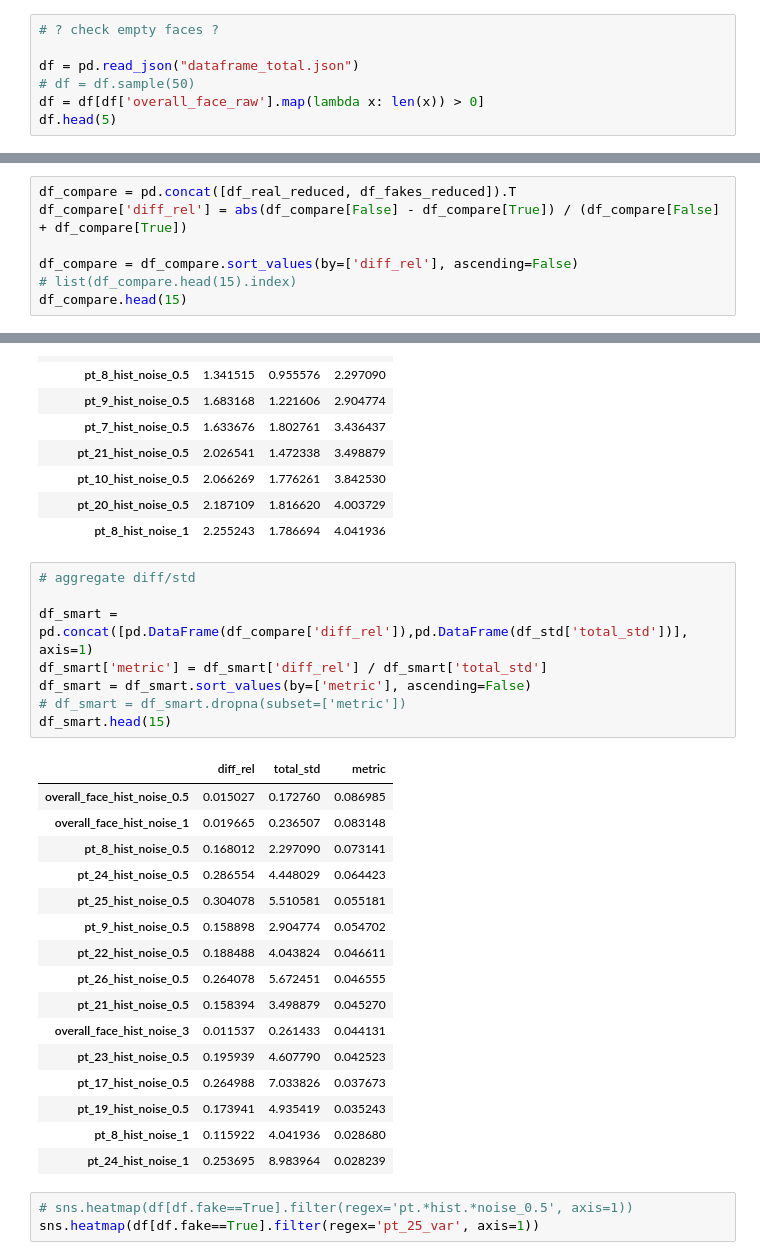
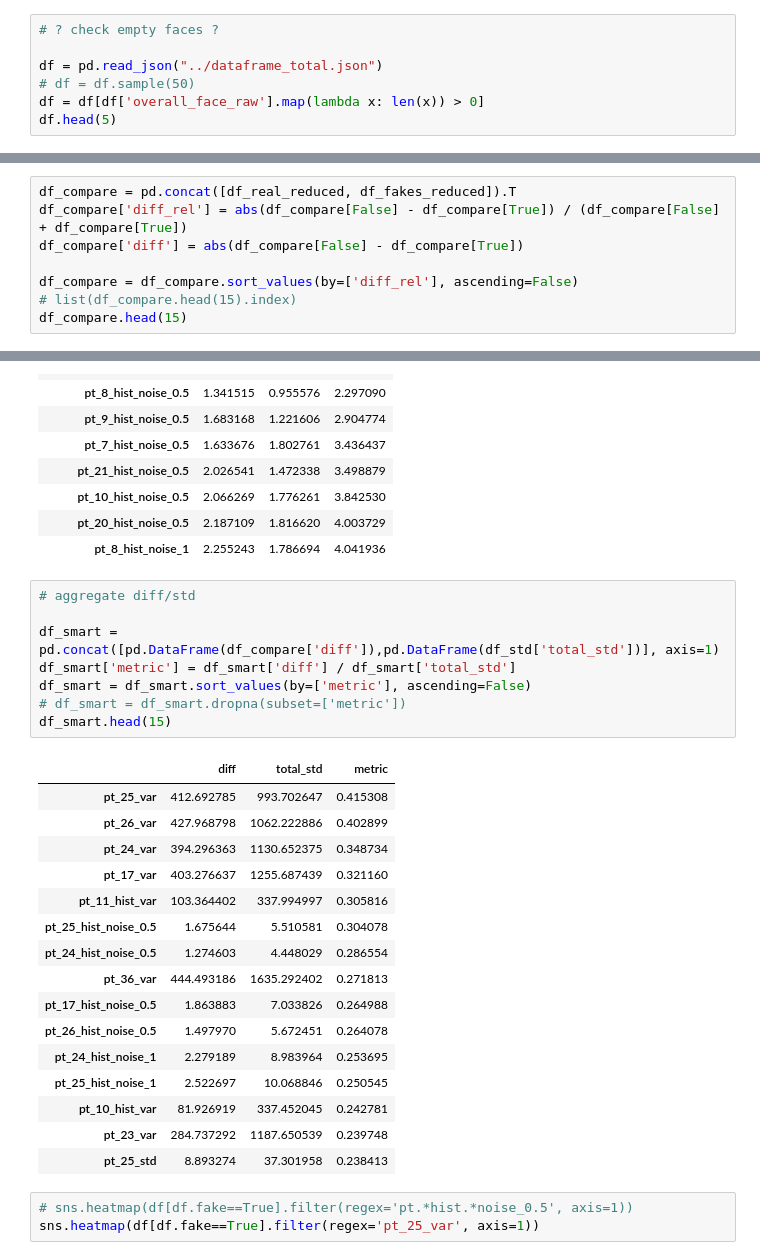
Before and after one commit to Trickster2038/BmstuDeepFake, a Jupyter notebook: notebook.ipynb, the cells around one changed output, grey strips where cells are left out. Saved outputs shown, nothing was run; the diff lists cells and outputs as text.

```diff
--- a/notebook.ipynb
+++ b/notebook.ipynb
@@ -5,7 +5,7 @@ import seaborn as sns
 # %%
 # ? check empty faces ?
 
-df = pd.read_json("dataframe_total.json")
+df = pd.read_json("../dataframe_total.json")
 # df = df.sample(50)
 df = df[df['overall_face_raw'].map(lambda x: len(x)) > 0]
 df.head(5)
@@ -112,6 +112,7 @@ df_real_reduced
 # %%
 df_compare = pd.concat([df_real_reduced, df_fakes_reduced]).T
 df_compare['diff_rel'] = abs(df_compare[False] - df_compare[True]) / (df_compare[False] + df_compare[True])
+df_compare['diff'] = abs(df_compare[False] - df_compare[True])
 
 df_compare = df_compare.sort_values(by=['diff_rel'], ascending=False)
 # list(df_compare.head(15).index)
@@ -163,28 +164,28 @@ df_std.head(10)
 # %%
 # aggregate diff/std
 
-df_smart = pd.concat([pd.DataFrame(df_compare['diff_rel']),pd.DataFrame(df_std['total_std'])], axis=1)
-df_smart['metric'] = df_smart['diff_rel'] / df_smart['total_std']
+df_smart = pd.concat([pd.DataFrame(df_compare['diff']),pd.DataFrame(df_std['total_std'])], axis=1)
+df_smart['metric'] = df_smart['diff'] / df_smart['total_std']
 df_smart = df_smart.sort_values(by=['metric'], ascending=False)
 # df_smart = df_smart.dropna(subset=['metric'])
 df_smart.head(15)
 # %% [output]
-|  | diff_rel | total_std | metric |
-| overall_face_hist_noise_0.5 | 0.015027 | 0.172760 | 0.086985 |
-| overall_face_hist_noise_1 | 0.019665 | 0.236507 | 0.083148 |
-| pt_8_hist_noise_0.5 | 0.168012 | 2.297090 | 0.073141 |
-| pt_24_hist_noise_0.5 | 0.286554 | 4.448029 | 0.064423 |
-| pt_25_hist_noise_0.5 | 0.304078 | 5.510581 | 0.055181 |
-| pt_9_hist_noise_0.5 | 0.158898 | 2.904774 | 0.054702 |
-| pt_22_hist_noise_0.5 | 0.188488 | 4.043824 | 0.046611 |
-| pt_26_hist_noise_0.5 | 0.264078 | 5.672451 | 0.046555 |
-| pt_21_hist_noise_0.5 | 0.158394 | 3.498879 | 0.045270 |
-| overall_face_hist_noise_3 | 0.011537 | 0.261433 | 0.044131 |
-| pt_23_hist_noise_0.5 | 0.195939 | 4.607790 | 0.042523 |
-| pt_17_hist_noise_0.5 | 0.264988 | 7.033826 | 0.037673 |
-| pt_19_hist_noise_0.5 | 0.173941 | 4.935419 | 0.035243 |
-| pt_8_hist_noise_1 | 0.115922 | 4.041936 | 0.028680 |
-| pt_24_hist_noise_1 | 0.253695 | 8.983964 | 0.028239 |
+|  | diff | total_std | metric |
+| pt_25_var | 412.692785 | 993.702647 | 0.415308 |
+| pt_26_var | 427.968798 | 1062.222886 | 0.402899 |
+| pt_24_var | 394.296363 | 1130.652375 | 0.348734 |
+| pt_17_var | 403.276637 | 1255.687439 | 0.321160 |
+| pt_11_hist_var | 103.364402 | 337.994997 | 0.305816 |
+| pt_25_hist_noise_0.5 | 1.675644 | 5.510581 | 0.304078 |
+| pt_24_hist_noise_0.5 | 1.274603 | 4.448029 | 0.286554 |
+| pt_36_var | 444.493186 | 1635.292402 | 0.271813 |
+| pt_17_hist_noise_0.5 | 1.863883 | 7.033826 | 0.264988 |
+| pt_26_hist_noise_0.5 | 1.497970 | 5.672451 | 0.264078 |
+| pt_24_hist_noise_1 | 2.279189 | 8.983964 | 0.253695 |
+| pt_25_hist_noise_1 | 2.522697 | 10.068846 | 0.250545 |
+| pt_10_hist_var | 81.926919 | 337.452045 | 0.242781 |
+| pt_23_var | 284.737292 | 1187.650539 | 0.239748 |
+| pt_25_std | 8.893274 | 37.301958 | 0.238413 |
 # %%
 # sns.heatmap(df[df.fake==True].filter(regex='pt.*hist.*noise_0.5', axis=1))
 sns.heatmap(df[df.fake==True].filter(regex='pt_25_var', axis=1))
```
Also changed, not shown: parts of 13 cells of this notebook.
